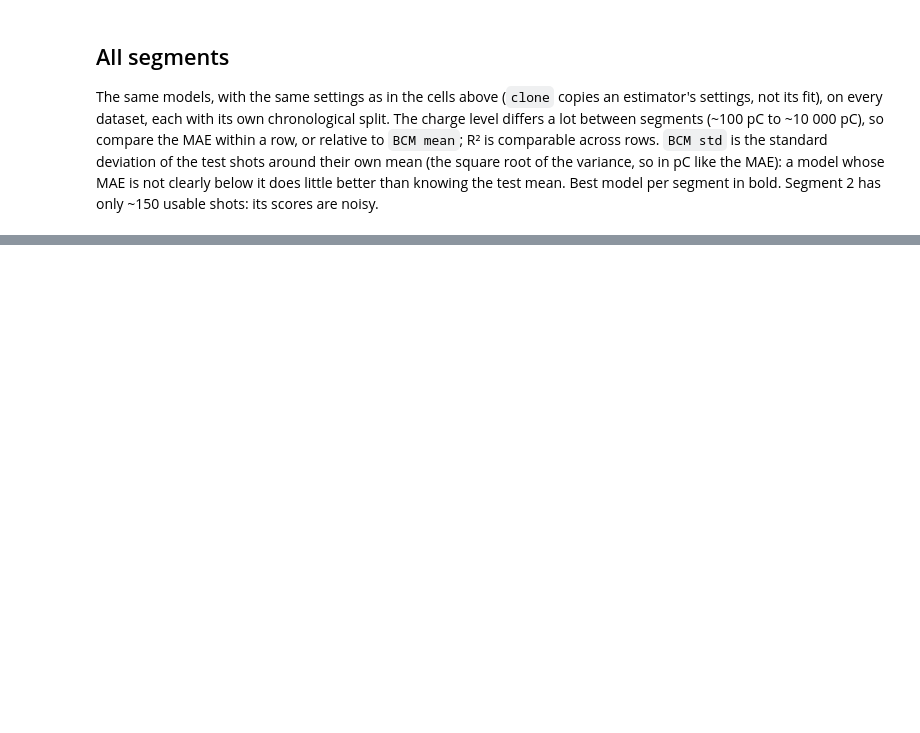
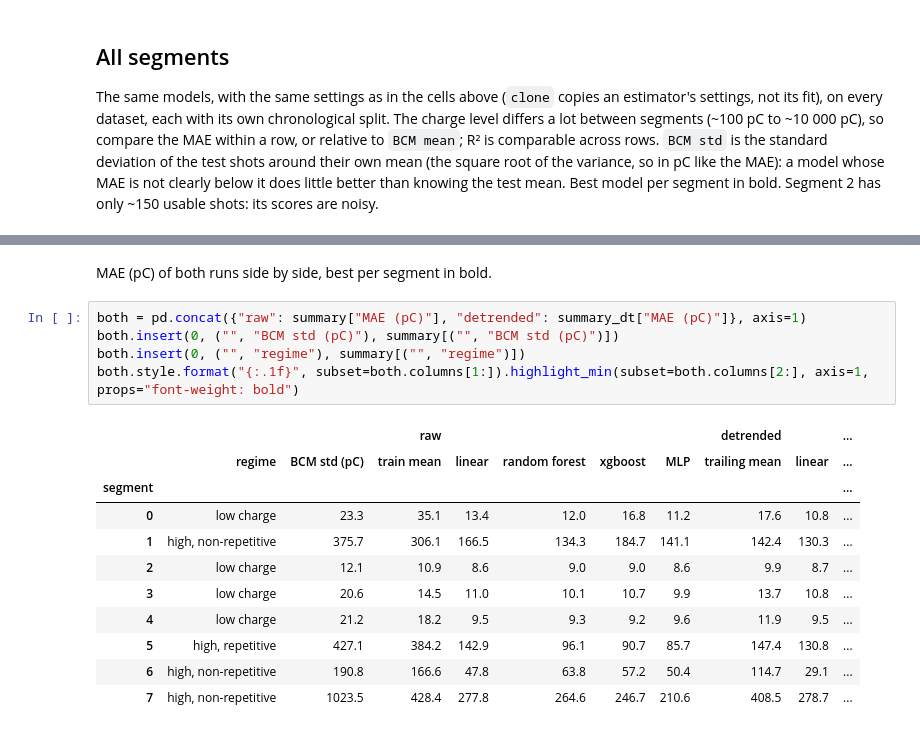
Before and after one commit to aghribi/artifact-hackathon-2026, a Jupyter notebook: challenges/optimisation/fast-approximate/notebooks/08_simple_models.ipynb, the cells around one changed output, grey strips where cells are left out. Drawn from its saved outputs; the diff is of its cells as text; blank space fills up the shorter version.

```diff
--- a/challenges/optimisation/fast-approximate/notebooks/08_simple_models.ipynb
+++ b/challenges/optimisation/fast-approximate/notebooks/08_simple_models.ipynb
@@ -363,0 +434,19 @@ plt.show()
+# %% [markdown]
+MAE (pC) of both runs side by side, best per segment in bold.
+# %%
+both = pd.concat({"raw": summary["MAE (pC)"], "detrended": summary_dt["MAE (pC)"]}, axis=1)
+both.insert(0, ("", "BCM std (pC)"), summary[("", "BCM std (pC)")])
+both.insert(0, ("", "regime"), summary[("", "regime")])
+both.style.format("{:.1f}", subset=both.columns[1:]).highlight_min(subset=both.columns[2:], axis=1, props="font-weight: bold")
+# %% [output]
+|  |  |  | raw |  |  |  |  | detrended |  | ... |
+|  | regime | BCM std (pC) | train mean | linear | random forest | xgboost | MLP | trailing mean | linear | ... |
+| segment |  |  |  |  |  |  |  |  |  | ... |
+| 0 | low charge | 23.3 | 35.1 | 13.4 | 12.0 | 16.8 | 11.2 | 17.6 | 10.8 | ... |
+| 1 | high, non-repetitive | 375.7 | 306.1 | 166.5 | 134.3 | 184.7 | 141.1 | 142.4 | 130.3 | ... |
+| 2 | low charge | 12.1 | 10.9 | 8.6 | 9.0 | 9.0 | 8.6 | 9.9 | 8.7 | ... |
+| 3 | low charge | 20.6 | 14.5 | 11.0 | 10.1 | 10.7 | 9.9 | 13.7 | 10.8 | ... |
+| 4 | low charge | 21.2 | 18.2 | 9.5 | 9.3 | 9.2 | 9.6 | 11.9 | 9.5 | ... |
+| 5 | high, repetitive | 427.1 | 384.2 | 142.9 | 96.1 | 90.7 | 85.7 | 147.4 | 130.8 | ... |
+| 6 | high, non-repetitive | 190.8 | 166.6 | 47.8 | 63.8 | 57.2 | 50.4 | 114.7 | 29.1 | ... |
+| 7 | high, non-repetitive | 1023.5 | 428.4 | 277.8 | 264.6 | 246.7 | 210.6 | 408.5 | 278.7 | ... |
```
Also changed, not shown: parts of 5 cells of this notebook.
